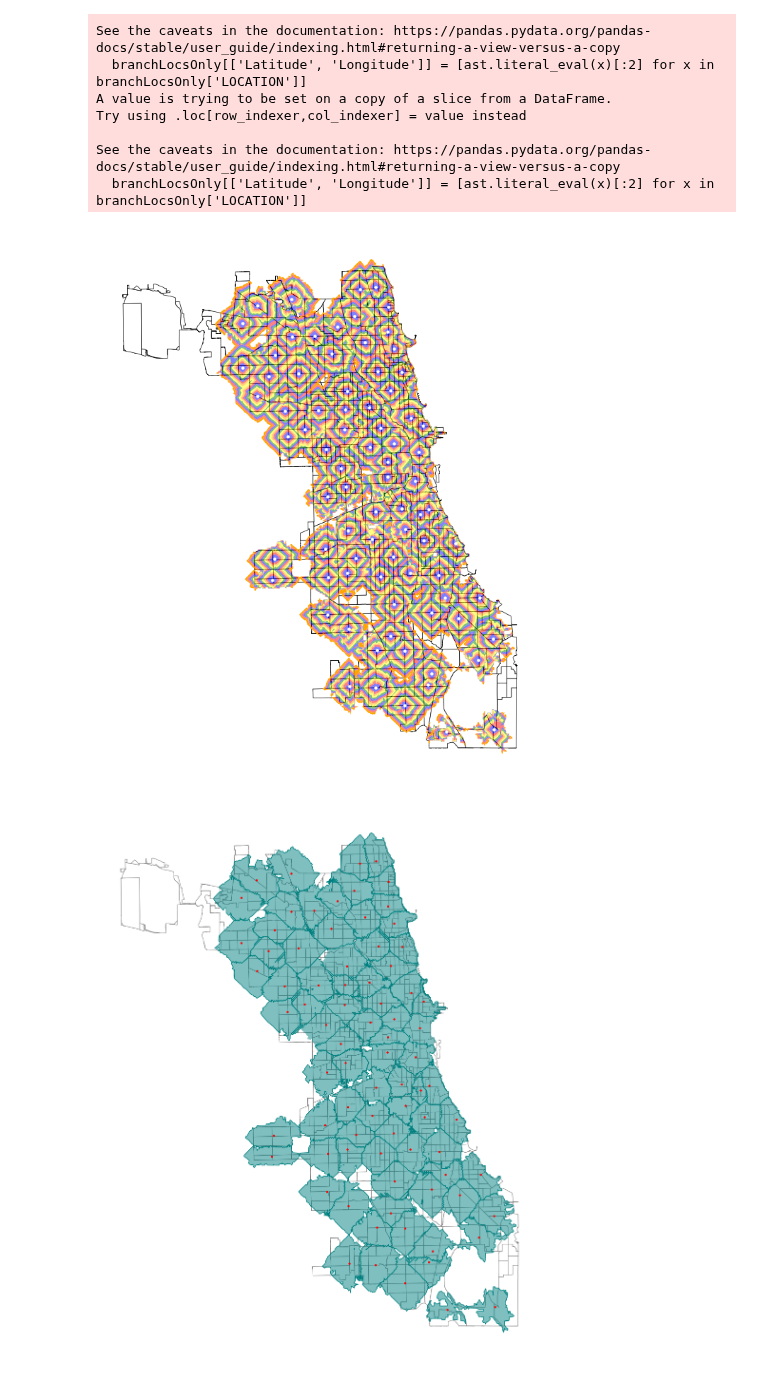
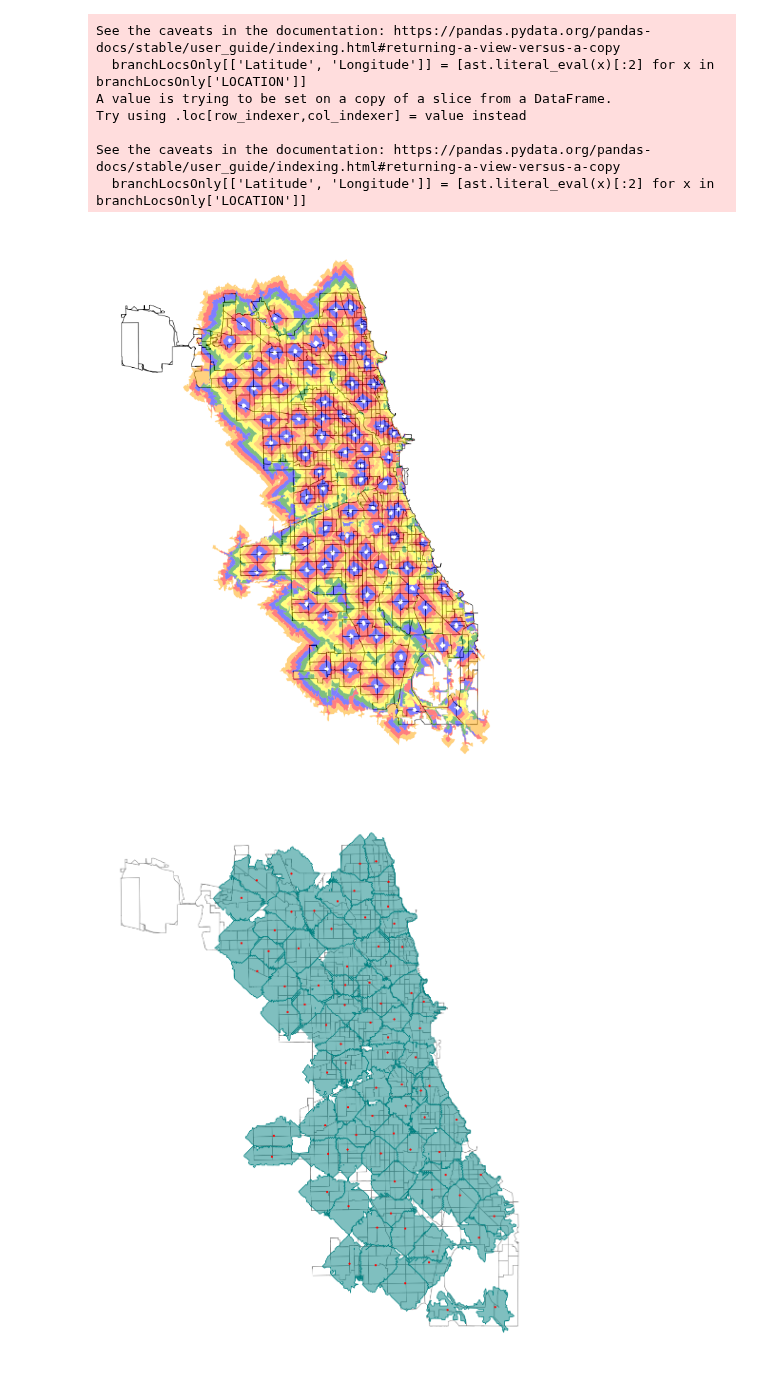
Before and after one commit to Rajvishah12/cpl_project, a Jupyter notebook: can-summer-2023/api things/concentricCyclingRadiiMap.ipynb, the cells around one changed output. Drawn from its saved outputs; the diff is of its cells as text; code cells hidden in the pictures.

```diff
--- a/can-summer-2023/api things/concentricCyclingRadiiMap.ipynb
+++ b/can-summer-2023/api things/concentricCyclingRadiiMap.ipynb
@@ -182,44 +139,50 @@ def removeOverlapWithinLayer (largeTimeFrame, smallerTimeFrame):
 
     return largeTimeFrame
 # %%
+branchRadii3minus1 = removeOverlapWithinLayer(branchRadii3Mod, branchRadii1)
+branchRadii5minus3 = removeOverlapWithinLayer(branchRadii5Mod, branchRadii3)
 branchRadii7minus5 = removeOverlapWithinLayer(branchRadii7Mod, branchRadii5)
 branchRadii9minus7 = removeOverlapWithinLayer(branchRadii9Mod, branchRadii7)
 branchRadii11minus9 = removeOverlapWithinLayer(branchRadii11Mod, branchRadii9)
 branchRadii13minus11 = removeOverlapWithinLayer(branchRadii13Mod, branchRadii11)
 branchRadii15minus13 = removeOverlapWithinLayer(branchRadii15Mod, branchRadii13)
 branchRadii17minus15 = removeOverlapWithinLayer(branchRadii17Mod, branchRadii15)
-branchRadii19minus17 = removeOverlapWithinLayer(branchRadii19Mod, branchRadii17)
-branchRadii21minus19 = removeOverlapWithinLayer(branchRadii21Mod, branchRadii19)
-branchRadii23minus21 = removeOverlapWithinLayer(branchRadii23Mod, branchRadii21)
-branchRadii25minus23 = removeOverlapWithinLayer(branchRadii25Mod, branchRadii23)
-branchRadii27minus25 = removeOverlapWithinLayer(branchRadii27Mod, branchRadii25)
-branchRadii29minus27 = removeOverlapWithinLayer(branchRadii29Mod, branchRadii27)
+# %%
+branchRadii17minus15 = removeOverlapWithinLayer(branchRadii17Mod, branchRadii15)
+branchRadii19minus17 = removeOverlapWithinLayer(branchRadii19Mod, branchRadii17)
+branchRadii21minus19 = removeOverlapWithinLayer(branchRadii21Mod, branchRadii19)
+branchRadii23minus21 = removeOverlapWithinLayer(branchRadii23Mod, branchRadii21)
+branchRadii25minus23 = removeOverlapWithinLayer(branchRadii25Mod, branchRadii23)
+branchRadii27minus25 = removeOverlapWithinLayer(branchRadii27Mod, branchRadii25)
+branchRadii29minus27 = removeOverlapWithinLayer(branchRadii29Mod, branchRadii27)
 # %%
 # plots all overlapping maps (census, lib locations, and each radius)
 
 fig, ax = plt.subplots(1, figsize=(10, 10))
 base = censusTracts.plot(ax=ax, color='white', edgecolor='black', linewidth = .5)
 ax.axis('off')
 
-branchRadii5.plot(ax=base, alpha = .5, color = 'blue')
-branchRadii7minus5.plot(ax=base, alpha = .5, color = 'red')
-branchRadii9minus7.plot(ax=base, alpha = .5, color = 'orange')
-branchRadii11minus9.plot(ax=base, alpha = .5, color = 'yellow')
-branchRadii13minus11.plot(ax=base, alpha = .5, color = 'green')
-branchRadii15minus13.plot(ax=base, alpha = .5, color = 'blue')
-branchRadii17minus15.plot(ax=base, alpha = .5, color = 'red')
-branchRadii19minus17.plot(ax=base, alpha = .5, color = 'orange')
+#branchRadii3.plot(ax=base, alpha = .5, color = 'blue')
+branchRadii3minus1.plot(ax=base, alpha = .5, color = 'blue')
+branchRadii5minus3.plot(ax=base, alpha = .5, color = 'red')
+branchRadii7minus5.plot(ax=base, alpha = .5, color = 'orange')
+branchRadii9minus7.plot(ax=base, alpha = .5, color = 'yellow')
+branchRadii11minus9.plot(ax=base, alpha = .5, color = 'green')
+branchRadii13minus11.plot(ax=base, alpha = .5, color = 'blue')
+branchRadii15minus13.plot(ax=base, alpha = .5, color = 'red')
+branchRadii17minus15.plot(ax=base, alpha = .5, color = 'orange')
 
-branchRadii21minus19.plot(ax=base, alpha = .5, color = 'yellow')
-branchRadii23minus21.plot(ax=base, alpha = .5, color = 'green')
-branchRadii25minus23.plot(ax=base, alpha = .5, color = 'blue')
-branchRadii27minus25.plot(ax=base, alpha = .5, color = 'red')
-branchRadii29minus27.plot(ax=base, alpha = 1, color = 'orange')
+#branchRadii19minus17.plot(ax=base, alpha = .5, color = 'orange')
+#branchRadii21minus19.plot(ax=base, alpha = .5, color = 'yellow')
+#branchRadii23minus21.plot(ax=base, alpha = .5, color = 'green')
+#branchRadii25minus23.plot(ax=base, alpha = .5, color = 'blue')
+#branchRadii27minus25.plot(ax=base, alpha = .5, color = 'red')
+#branchRadii29minus27.plot(ax=base, alpha = 1, color = 'orange')
 
 
 branchLocsOnly.plot(ax=base, marker='o', color='white', markersize=5);
 # %% [output]
-[figure, old version]
+[figure, new version]
 # %%
 neighborhoodRadii = branchRadii5.copy(deep=True)
 neighborhoodRadii = neighborhoodRadii.union(branchRadii7minus5, align=True)
```
Also changed, not shown: parts of 2 cells of this notebook, 1 other file.
